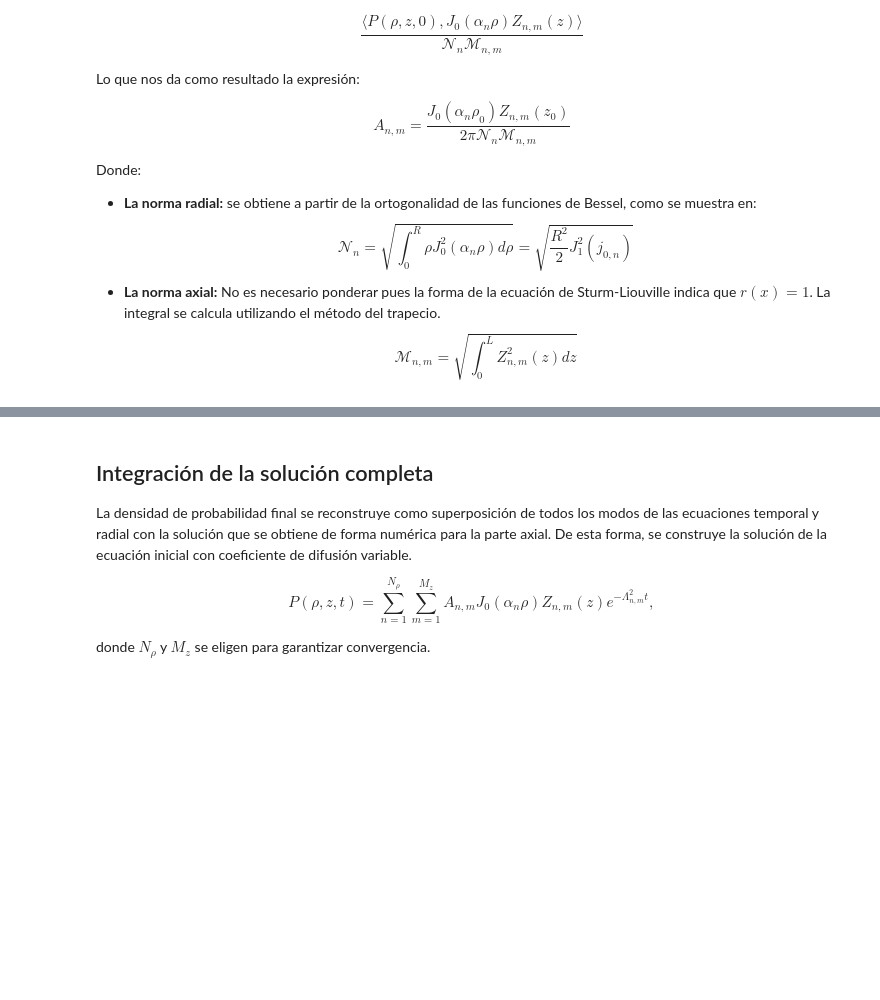
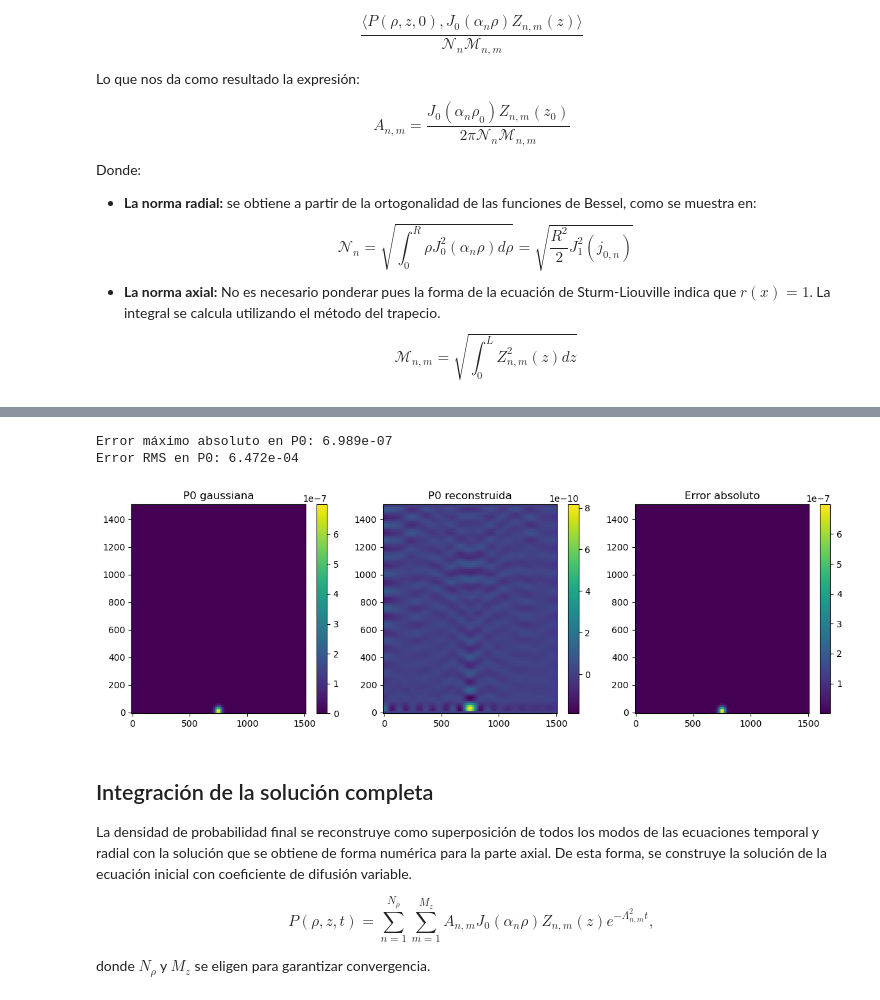
Before and after one commit to allanyst/tfm-efectos-superficie-nano-rmn, a Jupyter notebook: TFM_V5.ipynb, the cells around one changed output, grey strips where cells are left out. Saved outputs shown, nothing was run; the diff lists cells and outputs as text; code cells hidden in the pictures; blank space fills up the shorter version.

Commit message:
Se implementa condición inicial Gaussiana

```diff
--- a/TFM_V5.ipynb
+++ b/TFM_V5.ipynb
@@ -708,3 +579,58 @@ A_nm=A_nm_uniform
+# %%
+# Chequeo rápido: reconstrucción de P0 desde A_nm_gauss y comparación con la gaussiana original
+
+# 1) Reconstruir P0_aprox en la misma malla (Nr_quad, Nz_quad)
+#    P0_aprox[i,j] = sum_{n,m} A_nm_gauss[n,m] * R_n(rho_quad[i]) * Z_{n,m}(z_quad[j])
+
+# Usamos R_mat y Z_mat definidos previamente:
+#   R_mat shape = (n_modes_radial, Nr_quad)
+#   Z_mat shape = (n_modes_radial, m_max, Nz_quad)
+
+# primero expandimos A_nm_gauss para broadcasting:
+#   A_exp shape = (n_modes_radial, m_max, 1, 1)
+A_exp = A_nm_gauss[:, :, None, None]
+
+# R_exp2 shape = (n_modes_radial, 1,  Nr_quad, 1)
+R_exp2 = R_mat[:, None, :, None]
+
+# Z_exp2 shape = (n_modes_radial, m_max, 1, Nz_quad)
+Z_exp2 = Z_mat[:, :, None, :]
+
+# psi_full shape = (n_modes_radial, m_max, Nr_quad, Nz_quad)
+psi_full = A_exp * R_exp2 * Z_exp2
+
+# sumamos sobre n,m para obtener P0_aprox (Nr_quad, Nz_quad)
+P0_aprox = psi_full.sum(axis=(0,1))
+
+# 2) Comparamos con P0 (la gaussiana normalizada)
+diff = P0_aprox - P0  # (Nr_quad, Nz_quad)
+abs_error = np.abs(diff)
+
+print(f"Error máximo absoluto en P0: {abs_error.max():.3e}")
+print(f"Error RMS en P0: {np.sqrt((diff**2 * vol_w).sum()):.3e}")
+
+plt.figure(figsize=(12,4))
+plt.subplot(1,3,1)
+plt.title("P0 gaussiana")
+plt.pcolormesh(rho_quad, z_quad, P0.T, shading='auto')
+plt.colorbar()
+
+plt.subplot(1,3,2)
+plt.title("P0 reconstruida")
+plt.pcolormesh(rho_quad, z_quad, P0_aprox.T, shading='auto')
+plt.colorbar()
+
+plt.subplot(1,3,3)
+plt.title("Error absoluto")
+plt.pcolormesh(rho_quad, z_quad, abs_error.T, shading='auto')
+plt.colorbar()
+
+plt.tight_layout()
+plt.show()
+# %% [output]
+Error máximo absoluto en P0: 6.989e-07
+Error RMS en P0: 6.472e-04
+[figure, added]
 # %% [markdown]
 ## Integración de la solución completa
 
```
Also changed, not shown: parts of 5 cells of this notebook, 38 other files.
